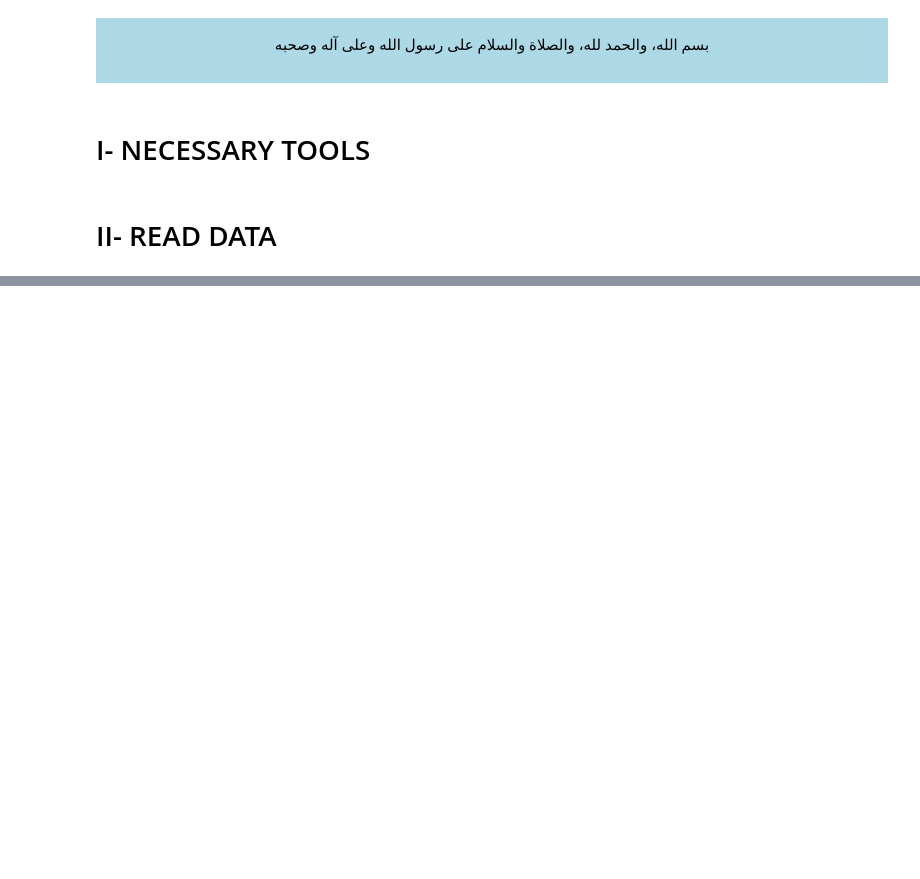
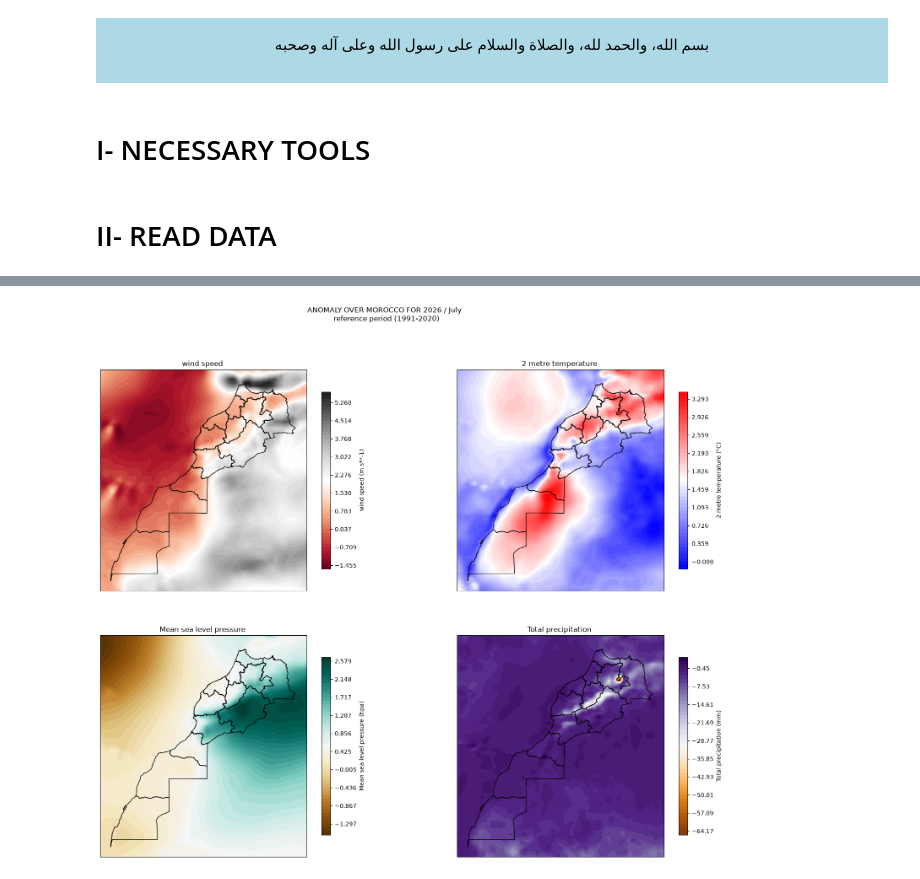
Before and after one commit to Mohamed-01-git/ME_R_SY, a Jupyter notebook: notebooks/01_explore_excel.ipynb, the cells around one changed output, grey strips where cells are left out. Cells and saved outputs as stored; diff of their text form; code cells hidden in the pictures; blank space fills up the shorter version.

```diff
--- a/notebooks/01_explore_excel.ipynb
+++ b/notebooks/01_explore_excel.ipynb
@@ -25,6 +28,14 @@ cmap_dict = {
     "msl" : "viridis" ,
     "w"   : "YlOrRd"
 }
+
+
+cmap_dict_anom = {
+    "2t" : "bwr" ,
+    "tp"  : "PuOr" ,
+    "msl" : "BrBG" ,
+    "w"   : "RdGy"
+}
 # %%
 year       = config["date"]["year"]
 month      = config["date"]["month"]
@@ -69,0 +106,9 @@ for i , var in enumerate([t_m , p_m , tp_m]) :
+# %%
+fig , ax = plt.subplots(figsize = (20,15) , ncols = 2 , nrows = 2 , subplot_kw = {"projection" : ccrs.PlateCarree()})
+ax = ax.flatten()
+for i , var in enumerate([w_anom , t_anom , p_anom , tp_anom]) :
+    plot_it(fig , ax[i] , var , shp , year , month , cmap_dict_anom)
+    plt.suptitle(f"ANOMALY OVER MOROCCO FOR {year} / {calendar.month_name[month]} \n reference period (1991-2020)")
+    plt.savefig(f"{output_dir}/anom.png")
+# %% [output]
+[figure, added]
```
Also changed, not shown: parts of 7 cells of this notebook, 13 other files.
